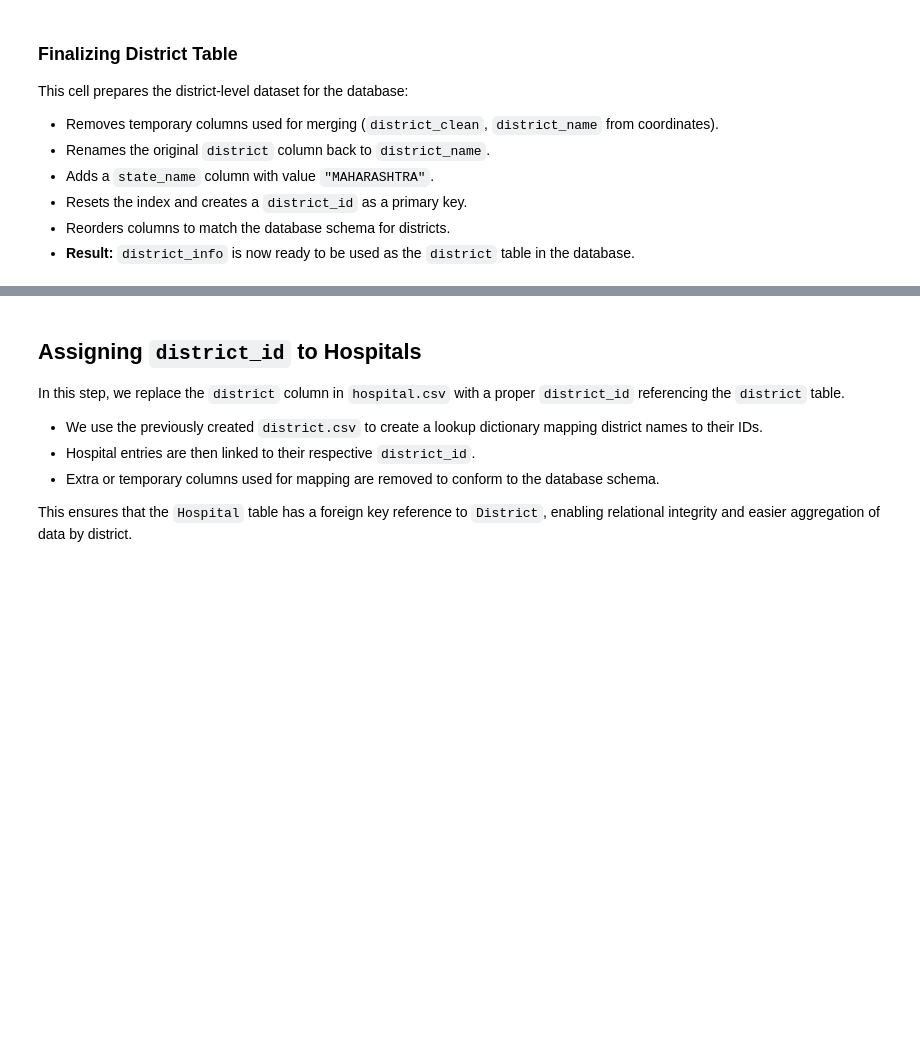
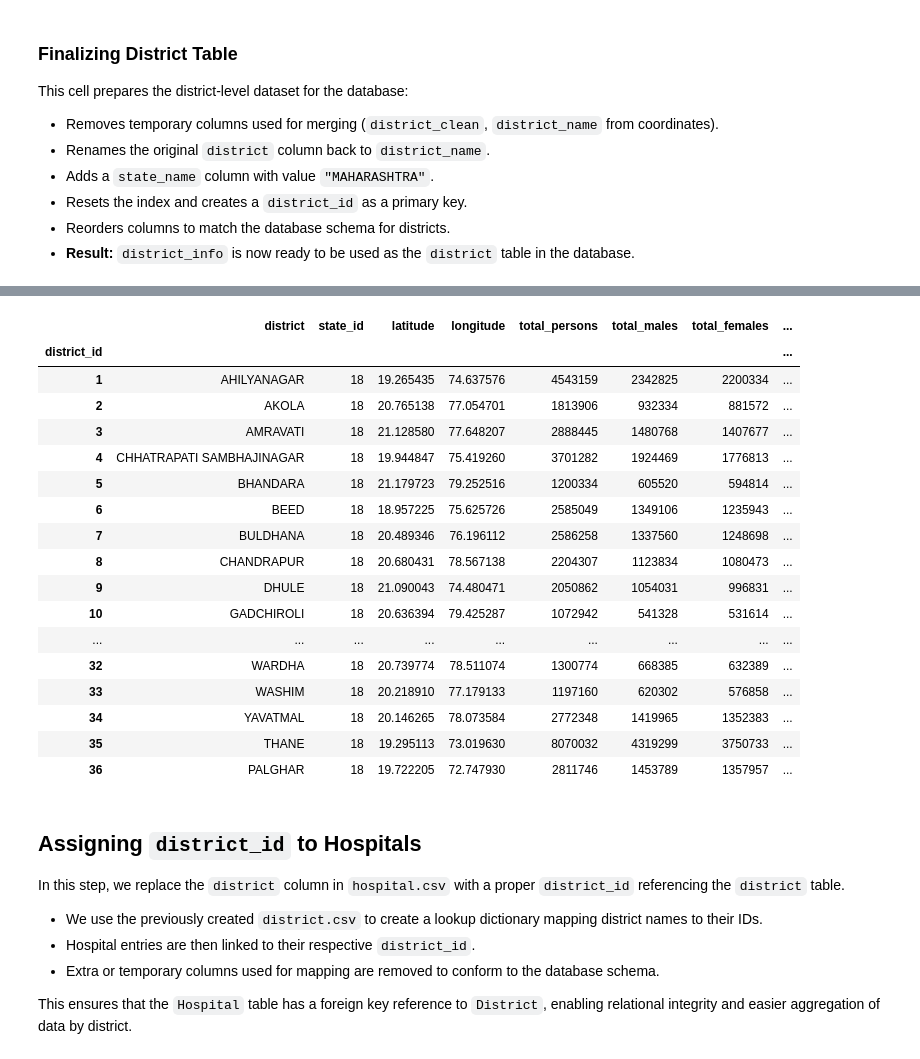
Before and after one commit to nikhil-dhumal/EquiHealth, a Jupyter notebook: scripts/scrape-health-data.ipynb, the cells around one changed output, grey strips where cells are left out. Cells and saved outputs as stored; diff of their text form; code cells hidden in the pictures; blank space fills up the shorter version.

Commit message:
Add State dataset and modify District table

```diff
--- a/scripts/scrape-health-data.ipynb
+++ b/scripts/scrape-health-data.ipynb
@@ -1399,0 +1456,33 @@ district_info.to_csv("../data/maharashtra/district.csv")
+# %%
+state_df = pd.read_csv("../data/state.csv", index_col=0)
+district_df = pd.read_csv("../data/maharashtra/district.csv", index_col=0)
+# %%
+maharashtra_id = state_df[state_df['state'] == 'MAHARASHTRA'].index[0]
+district_df['state_id'] = maharashtra_id
+district_df.drop(columns=['state_name'], inplace=True)
+
+cols = district_df.columns.tolist()
+cols.remove('state_id')
+cols.insert(1, 'state_id')
+district_df = district_df[cols]
+
+district_df
+# %% [output]
+|  | district | state_id | latitude | longitude | total_persons | total_males | total_females | ... |
+| district_id |  |  |  |  |  |  |  | ... |
+| 1 | AHILYANAGAR | 18 | 19.265435 | 74.637576 | 4543159 | 2342825 | 2200334 | ... |
+| 2 | AKOLA | 18 | 20.765138 | 77.054701 | 1813906 | 932334 | 881572 | ... |
+| 3 | AMRAVATI | 18 | 21.128580 | 77.648207 | 2888445 | 1480768 | 1407677 | ... |
+| 4 | CHHATRAPATI SAMBHAJINAGAR | 18 | 19.944847 | 75.419260 | 3701282 | 1924469 | 1776813 | ... |
+| 5 | BHANDARA | 18 | 21.179723 | 79.252516 | 1200334 | 605520 | 594814 | ... |
+| 6 | BEED | 18 | 18.957225 | 75.625726 | 2585049 | 1349106 | 1235943 | ... |
+| 7 | BULDHANA | 18 | 20.489346 | 76.196112 | 2586258 | 1337560 | 1248698 | ... |
+| 8 | CHANDRAPUR | 18 | 20.680431 | 78.567138 | 2204307 | 1123834 | 1080473 | ... |
+| 9 | DHULE | 18 | 21.090043 | 74.480471 | 2050862 | 1054031 | 996831 | ... |
+| 10 | GADCHIROLI | 18 | 20.636394 | 79.425287 | 1072942 | 541328 | 531614 | ... |
+| ... | ... | ... | ... | ... | ... | ... | ... | ... |
+| 32 | WARDHA | 18 | 20.739774 | 78.511074 | 1300774 | 668385 | 632389 | ... |
+| 33 | WASHIM | 18 | 20.218910 | 77.179133 | 1197160 | 620302 | 576858 | ... |
+| 34 | YAVATMAL | 18 | 20.146265 | 78.073584 | 2772348 | 1419965 | 1352383 | ... |
+| 35 | THANE | 18 | 19.295113 | 73.019630 | 8070032 | 4319299 | 3750733 | ... |
+| 36 | PALGHAR | 18 | 19.722205 | 72.747930 | 2811746 | 1453789 | 1357957 | ... |
```
Also changed, not shown: parts of 6 cells of this notebook, 3 other files.
